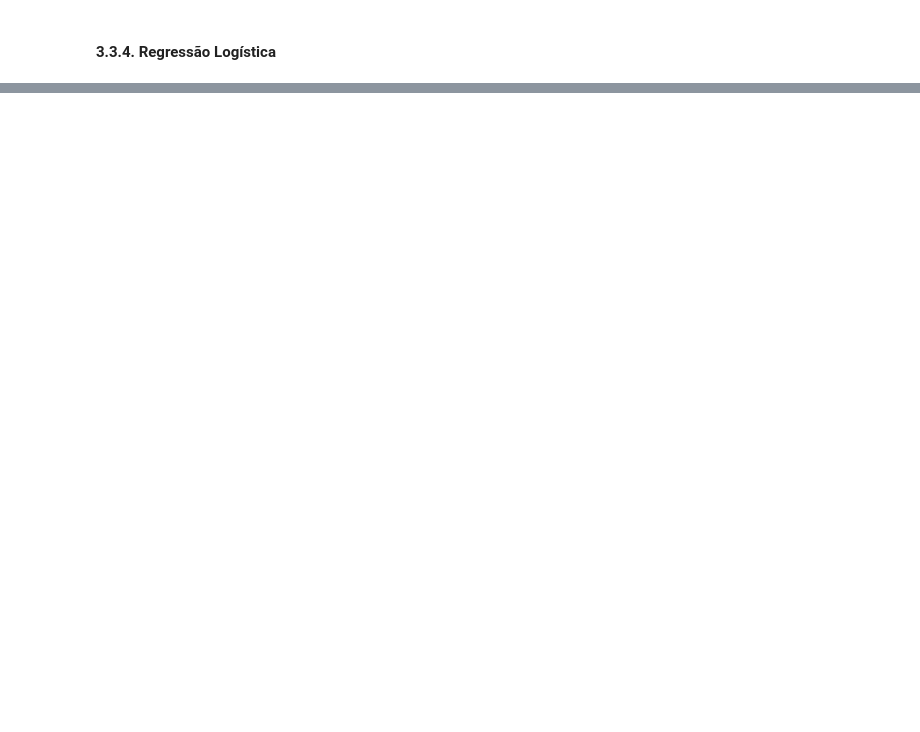
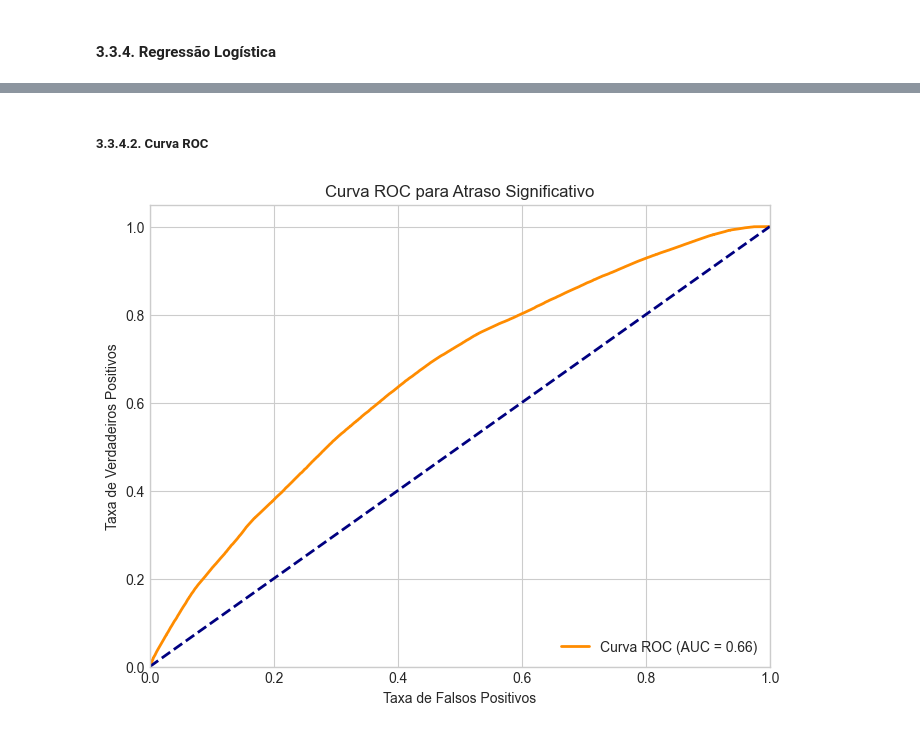
Before and after one commit to vitoriapguimaraes/Python-AnaliseVoos, a Jupyter notebook: scripts/script-ianna.ipynb, the cells around one changed output, grey strips where cells are left out. Drawn from its saved outputs; the diff is of its cells as text; code cells hidden in the pictures; blank space fills up the shorter version.

```diff
--- a/scripts/script-ianna.ipynb
+++ b/scripts/script-ianna.ipynb
@@ -2063,0 +2110,10 @@ Risco Relativo: 0.80
+# %%
+df_regression = df_regression[['AIR_TIME', 'DISTANCE', 'DEP_DELAY',
+        'AIRLINE_ALLEGIANT AIR', 'AIRLINE_AMERICAN AIRLINES INC.',
+        'AIRLINE_DELTA AIR LINES INC.', 'AIRLINE_ENDEAVOR AIR INC.',
+        'AIRLINE_ENVOY AIR', 'AIRLINE_FRONTIER AIRLINES INC.',
+        'AIRLINE_HAWAIIAN AIRLINES INC.', 'AIRLINE_JETBLUE AIRWAYS',
+        'AIRLINE_PSA AIRLINES INC.', 'AIRLINE_REPUBLIC AIRLINE',
+        'AIRLINE_SKYWEST AIRLINES INC.', 'AIRLINE_SOUTHWEST AIRLINES CO.',
+        'AIRLINE_SPIRIT AIR LINES', 'AIRLINE_UNITED AIR LINES INC.',
+        'DAY_OF_WEEK_NUM', 'TIME_OF_DAY_NUM']]
@@ -2102,10 +2183,14 @@ def perform_logistic_regression(df, dependent_var, independent_vars, threshold=0
         dependent_var (str): Nome da variável dependente (binária, 0 ou 1).
         independent_vars (list): Lista de nomes das variáveis independentes.
         threshold (float): Limiar para classificação binária.
+
+    Returns:
+        tuple: (statsmodels.regression.linear_model.RegressionResultsWrapper, pd.Series, np.ndarray)
+               Contém o objeto de resultados da regressão, os valores reais (y) e as probabilidades previstas (y_pred_proba).
+               Retorna (None, None, None) se a regressão não puder ser realizada.
     """
     print(f"\n--- Regressão Logística para {dependent_var} ---")
 
-    # Remover NaNs para as variáveis relevantes
     df_model = df[[dependent_var] + independent_vars].dropna()
 
     if df_model.empty:
@@ -2115,7 +2200,6 @@ def perform_logistic_regression(df, dependent_var, independent_vars, threshold=0
     X = df_model[independent_vars]
     y = df_model[dependent_var]
 
-    # Adicionar constante ao X para o modelo Logit
     X = sm.add_constant(X)
 
     model = sm.Logit(y, X)
@@ -2123,7 +2207,6 @@ def perform_logistic_regression(df, dependent_var, independent_vars, threshold=0
 
     print(results.summary())
 
-    # Previsões e avaliação
     y_pred_proba = results.predict(X)
     y_pred = (y_pred_proba >= threshold).astype(int)
 
@@ -2138,3 +2221,5 @@ def perform_logistic_regression(df, dependent_var, independent_vars, threshold=0
         print(f"AUC-ROC: {roc_auc:.4f}")
     except ValueError:
         print("⚠️ Não foi possível calcular AUC-ROC (apenas uma classe presente na variável dependente).")
+
+    return results, y, y_pred, y_pred_proba
@@ -2211,7 +2271,10 @@ independent_vars_logistic = [
 # Garantir que todas as variáveis independentes existem no DataFrame
 independent_vars_logistic = [col for col in independent_vars_logistic if col in df_regression.columns]
 
-perform_logistic_regression(df_regression, dependent_var_logistic_name, independent_vars_logistic)
+results_logistic, y_true, y_pred, y_pred_proba = perform_logistic_regression(
+    df_regression, dependent_var_logistic_name, independent_vars_logistic
+)
+print(results_logistic)
 # %% [output]
 --- Regressão Logística para IS_DELAYED_15MIN ---
 Optimization terminated successfully.
@@ -2812,0 +2340,19 @@ AUC-ROC: 0.6587
+# %% [markdown]
+##### 3.3.4.2. Curva ROC
+# %%
+fpr, tpr, thresholds = roc_curve(y_true, y_pred_proba)
+auc = roc_auc_score(y_true, y_pred_proba)
+
+plt.figure(figsize=(8, 6))
+plt.plot(fpr, tpr, color='darkorange', lw=2, label=f'Curva ROC (AUC = {auc:.2f})')
+plt.plot([0, 1], [0, 1], color='navy', lw=2, linestyle='--')
+plt.xlim([0.0, 1.0])
+plt.ylim([0.0, 1.05])
+plt.xlabel('Taxa de Falsos Positivos')
+plt.ylabel('Taxa de Verdadeiros Positivos')
+plt.title('Curva ROC para Atraso Significativo')
+plt.legend(loc='lower right')
+plt.grid(True)
+plt.show()
+# %% [output]
+[figure, added]
```
Also changed, not shown: parts of 34 cells of this notebook, 1 other file.
